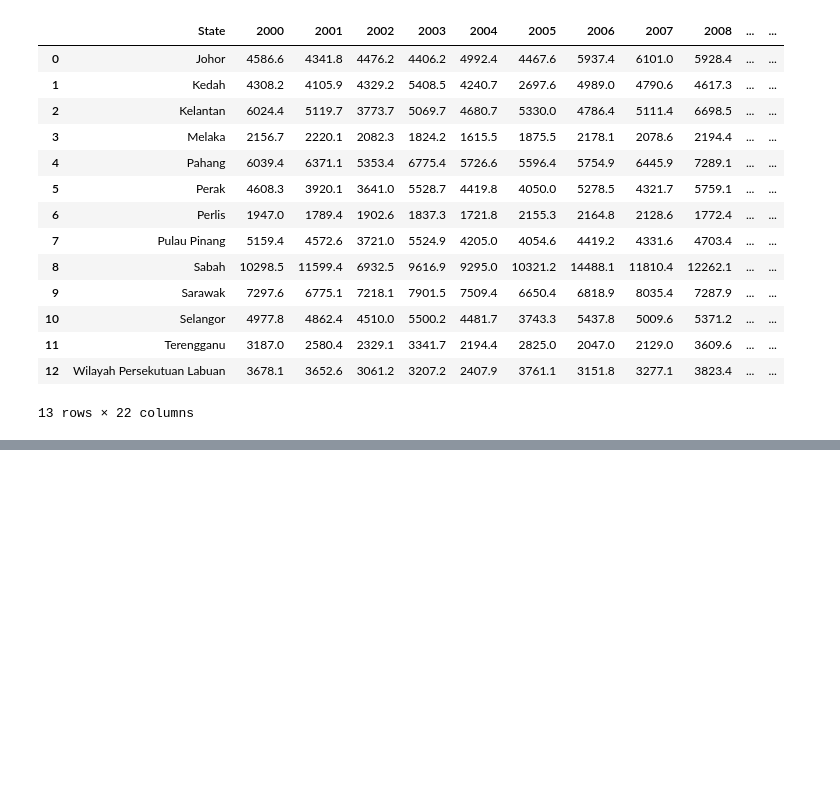
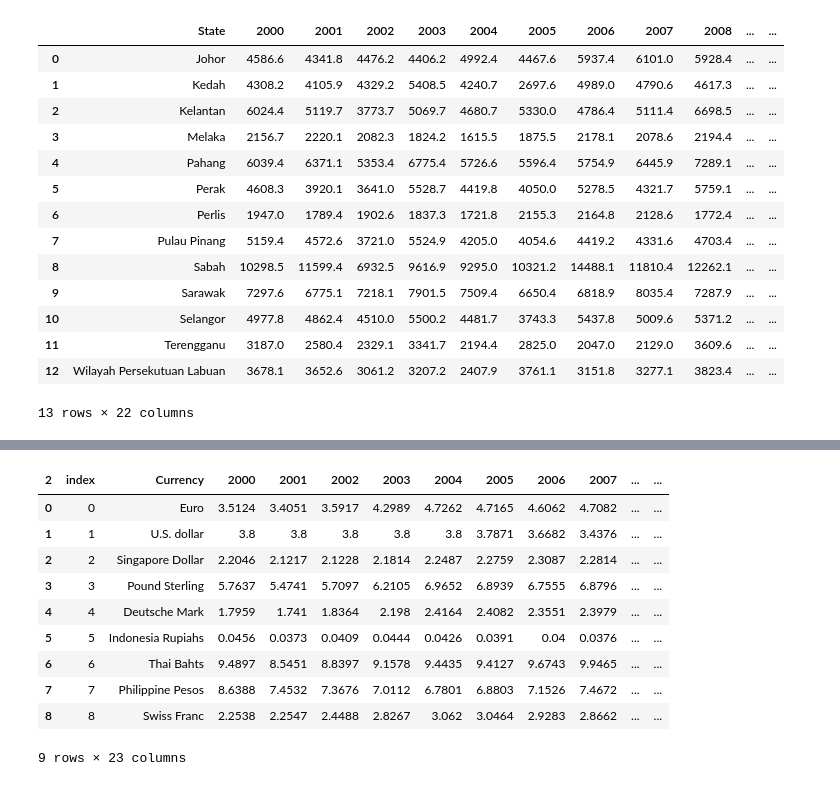
Before and after one commit to zzahir1978/my_dashboard, a Jupyter notebook: Dashboard_Notebook.ipynb, the cells around one changed output, grey strips where cells are left out. Drawn from its saved outputs; the diff is of its cells as text; code cells hidden in the pictures; blank space fills up the shorter version.

Commit message:
add currency exchange reports

```diff
--- a/Dashboard_Notebook.ipynb
+++ b/Dashboard_Notebook.ipynb
@@ -651,3 +651,60 @@ fig.update_yaxes(showgrid=False, zeroline=False, showline=True, linewidth=2, lin
 fig.show()
 # %% [output]
 [interactive output not drawn]
+# %%
+df_currency = pd.read_csv('./data/Commercial Banks  Exchange Rates Of Ringgit Malaysia 2000 - 2020_dataset.csv')
+
+df_euro = df_currency[df_currency.Currency == 'Euro'].T.reset_index()
+df_euro.columns = df_euro.iloc[2]
+df_euro = df_euro.drop([df_euro.index[0], df_euro.index[1], df_euro.index[2]])
+df_euro['Year'].replace({'Exchange rates (Average for period)':'Euro'}, inplace=True)
+df_dollar = df_currency[df_currency.Currency == 'U.S.  dollar'].T.reset_index()
+df_dollar.columns = df_dollar.iloc[2]
+df_dollar = df_dollar.drop([df_dollar.index[0], df_dollar.index[1], df_dollar.index[2]])
+df_dollar['Year'].replace({'Exchange rates (Average for period)':'U.S.  dollar'}, inplace=True)
+df_sing = df_currency[df_currency.Currency == 'Singapore  Dollar'].T.reset_index()
+df_sing.columns = df_sing.iloc[2]
+df_sing = df_sing.drop([df_sing.index[0], df_sing.index[1], df_sing.index[2]])
+df_sing['Year'].replace({'Exchange rates (Average for period)':'Singapore  Dollar'}, inplace=True)
+df_pound = df_currency[df_currency.Currency == 'Pound  Sterling'].T.reset_index()
+df_pound.columns = df_pound.iloc[2]
+df_pound = df_pound.drop([df_pound.index[0], df_pound.index[1], df_pound.index[2]])
+df_pound['Year'].replace({'Exchange rates (Average for period)':'Pound  Sterling'}, inplace=True)
+df_deuts = df_currency[df_currency.Currency == 'Deutsche Mark'].T.reset_index()
+df_deuts.columns = df_deuts.iloc[2]
+df_deuts = df_deuts.drop([df_deuts.index[0], df_deuts.index[1], df_deuts.index[2]])
+df_deuts['Year'].replace({'Exchange rates (Average for period)':'Deutsche Mark'}, inplace=True)
+df_indo = df_currency[df_currency.Currency == 'Indonesia  Rupiahs '].T.reset_index()
+df_indo.columns = df_indo.iloc[2]
+df_indo = df_indo.drop([df_indo.index[0], df_indo.index[1], df_indo.index[2]])
+df_indo['Year'].replace({'Exchange rates (Average for period)':'Indonesia  Rupiahs '}, inplace=True)
+df_thai = df_currency[df_currency.Currency == 'Thai  Bahts'].T.reset_index()
+df_thai.columns = df_thai.iloc[2]
+df_thai = df_thai.drop([df_thai.index[0], df_thai.index[1], df_thai.index[2]])
+df_thai['Year'].replace({'Exchange rates (Average for period)':'Thai  Bahts'}, inplace=True)
+df_peso = df_currency[df_currency.Currency == 'Philippine  Pesos'].T.reset_index()
+df_peso.columns = df_peso.iloc[2]
+df_peso = df_peso.drop([df_peso.index[0], df_peso.index[1], df_peso.index[2]])
+df_peso['Year'].replace({'Exchange rates (Average for period)':'Philippine  Pesos'}, inplace=True)
+df_swiss = df_currency[df_currency.Currency == 'Swiss  Franc'].T.reset_index()
+df_swiss.columns = df_swiss.iloc[2]
+df_swiss = df_swiss.drop([df_swiss.index[0], df_swiss.index[1], df_swiss.index[2]])
+df_swiss['Year'].replace({'Exchange rates (Average for period)':'Swiss  Franc'}, inplace=True)
+# %%
+df_currency_table = df_euro.append([df_dollar,df_sing,df_pound,df_deuts,df_indo,df_thai,df_peso,df_swiss],
+                                   ignore_index=True)
+df_currency_table.rename(columns={'Year':'Currency'},inplace=True)
+df_currency_table.set_index('Currency')
+df_currency_table.reset_index()
+# %% [output]
+| 2 | index | Currency | 2000 | 2001 | 2002 | 2003 | 2004 | 2005 | 2006 | 2007 | ... | ... |
+| 0 | 0 | Euro | 3.5124 | 3.4051 | 3.5917 | 4.2989 | 4.7262 | 4.7165 | 4.6062 | 4.7082 | ... | ... |
+| 1 | 1 | U.S. dollar | 3.8 | 3.8 | 3.8 | 3.8 | 3.8 | 3.7871 | 3.6682 | 3.4376 | ... | ... |
+| 2 | 2 | Singapore Dollar | 2.2046 | 2.1217 | 2.1228 | 2.1814 | 2.2487 | 2.2759 | 2.3087 | 2.2814 | ... | ... |
+| 3 | 3 | Pound Sterling | 5.7637 | 5.4741 | 5.7097 | 6.2105 | 6.9652 | 6.8939 | 6.7555 | 6.8796 | ... | ... |
+| 4 | 4 | Deutsche Mark | 1.7959 | 1.741 | 1.8364 | 2.198 | 2.4164 | 2.4082 | 2.3551 | 2.3979 | ... | ... |
+| 5 | 5 | Indonesia Rupiahs | 0.0456 | 0.0373 | 0.0409 | 0.0444 | 0.0426 | 0.0391 | 0.04 | 0.0376 | ... | ... |
+| 6 | 6 | Thai Bahts | 9.4897 | 8.5451 | 8.8397 | 9.1578 | 9.4435 | 9.4127 | 9.6743 | 9.9465 | ... | ... |
+| 7 | 7 | Philippine Pesos | 8.6388 | 7.4532 | 7.3676 | 7.0112 | 6.7801 | 6.8803 | 7.1526 | 7.4672 | ... | ... |
+| 8 | 8 | Swiss Franc | 2.2538 | 2.2547 | 2.4488 | 2.8267 | 3.062 | 3.0464 | 2.9283 | 2.8662 | ... | ... |
+9 rows × 23 columns
```
Also changed, not shown: parts of 2 cells of this notebook, 4 other files.
